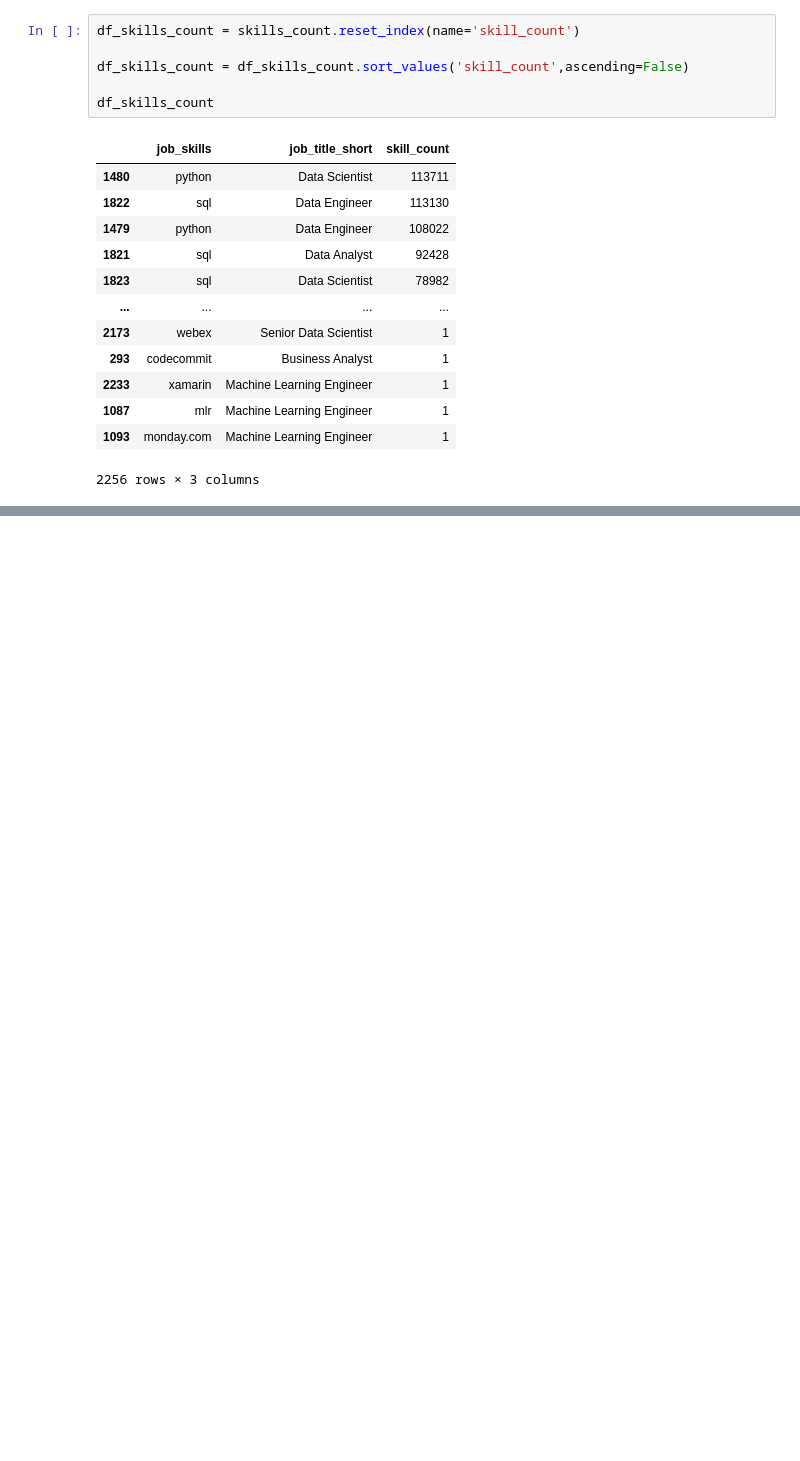
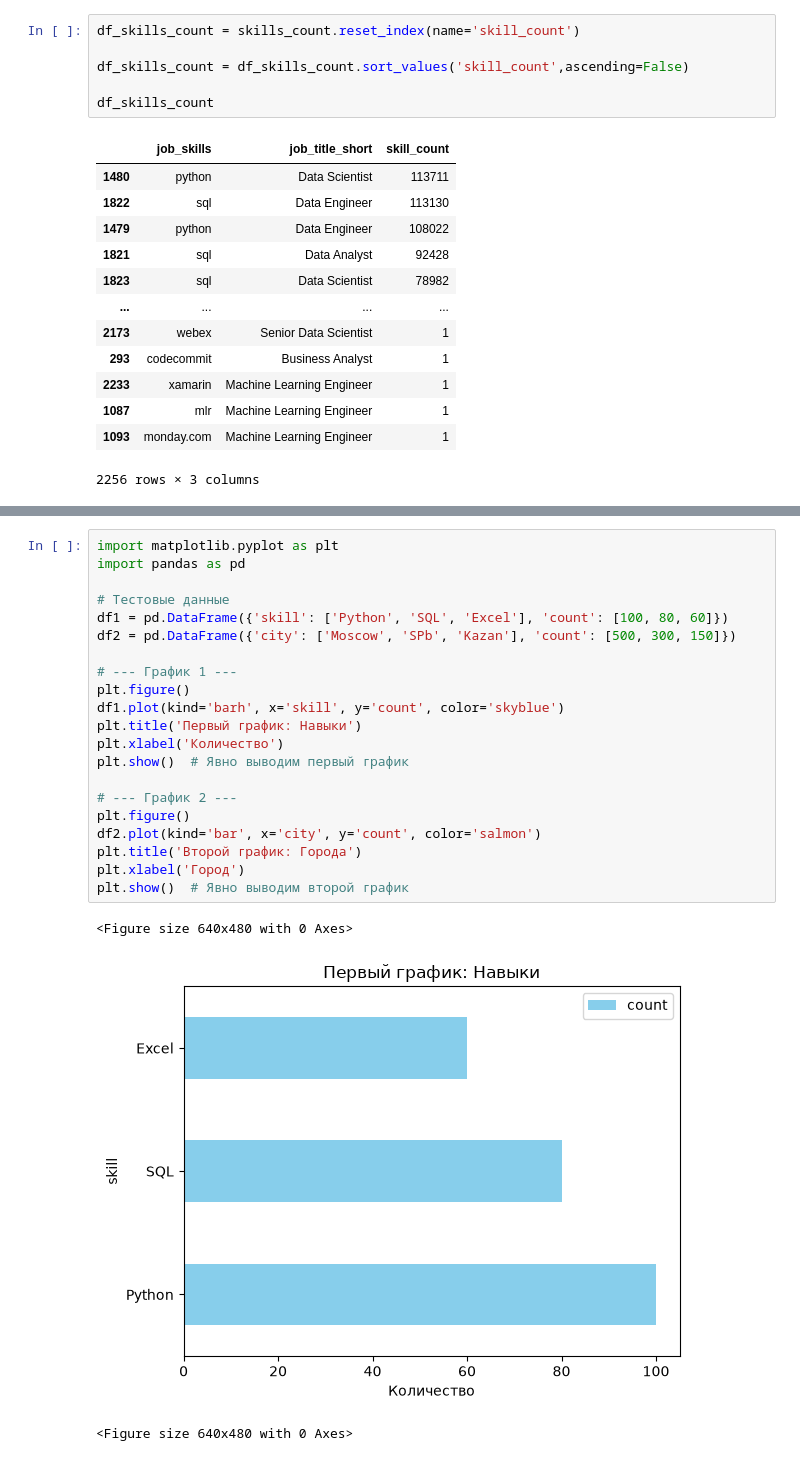
Before and after one commit to Alex-Srv/Python_Data_Analytics, a Jupyter notebook: Python_Data_Project/2_Advanced/11_Pandas_Explode.ipynb, the cells around one changed output, grey strips where cells are left out. Cells and saved outputs as stored; diff of their text form; blank space fills up the shorter version.

```diff
--- a/Python_Data_Project/2_Advanced/11_Pandas_Explode.ipynb
+++ b/Python_Data_Project/2_Advanced/11_Pandas_Explode.ipynb
@@ -120,0 +123,25 @@ Text(0.5, 1.0, 'Top 10 Skills for Data Analyst')
+# %%
+import matplotlib.pyplot as plt
+import pandas as pd
+
+# Тестовые данные
+df1 = pd.DataFrame({'skill': ['Python', 'SQL', 'Excel'], 'count': [100, 80, 60]})
+df2 = pd.DataFrame({'city': ['Moscow', 'SPb', 'Kazan'], 'count': [500, 300, 150]})
+
+# --- График 1 ---
+plt.figure()
+df1.plot(kind='barh', x='skill', y='count', color='skyblue')
+plt.title('Первый график: Навыки')
+plt.xlabel('Количество')
+plt.show()  # Явно выводим первый график
+
+# --- График 2 ---
+plt.figure()
+df2.plot(kind='bar', x='city', y='count', color='salmon')
+plt.title('Второй график: Города')
+plt.xlabel('Город')
+plt.show()  # Явно выводим второй график
+# %% [output]
+<Figure size 640x480 with 0 Axes>
+[figure, added]
+<Figure size 640x480 with 0 Axes>
```
Also changed, not shown: parts of 3 cells of this notebook.
